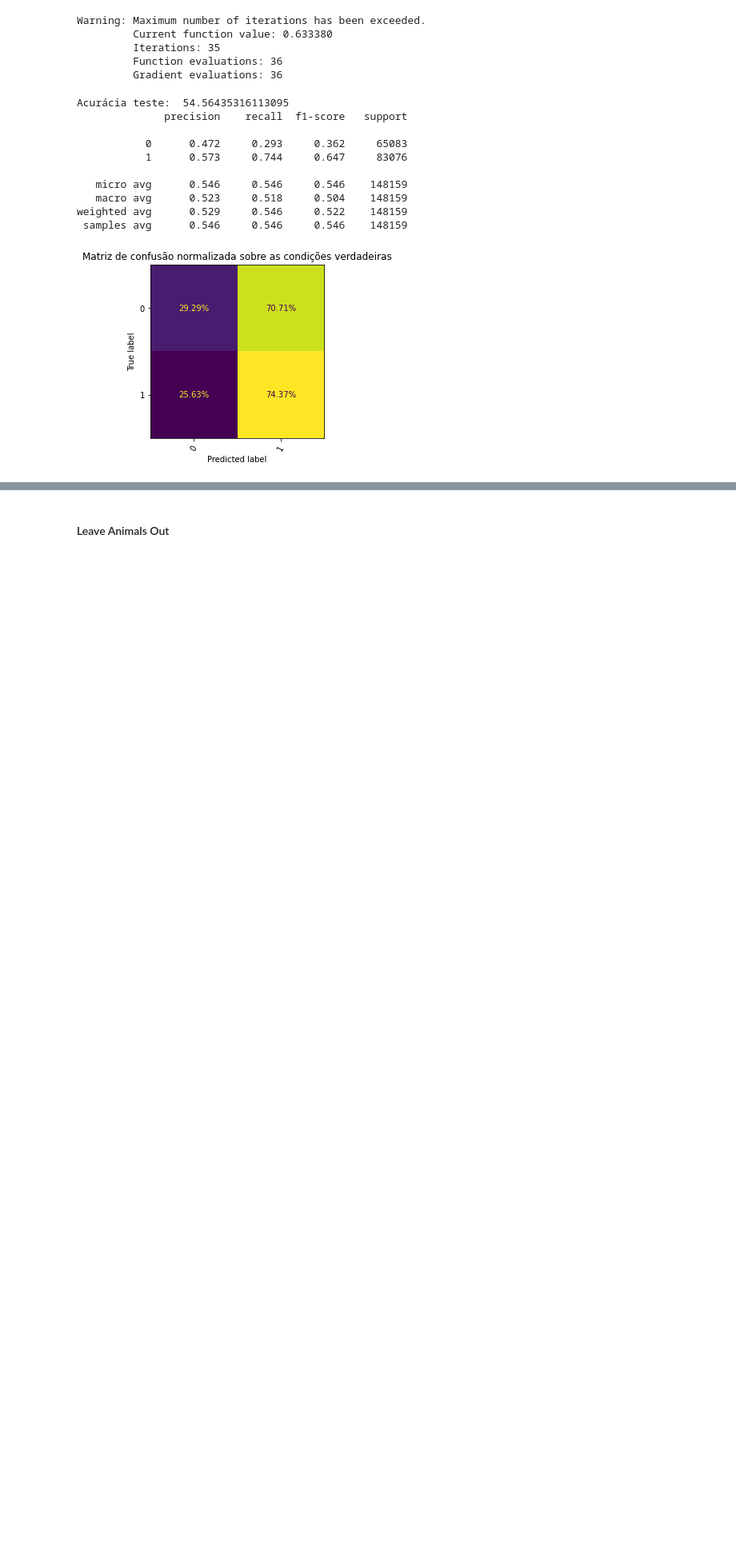
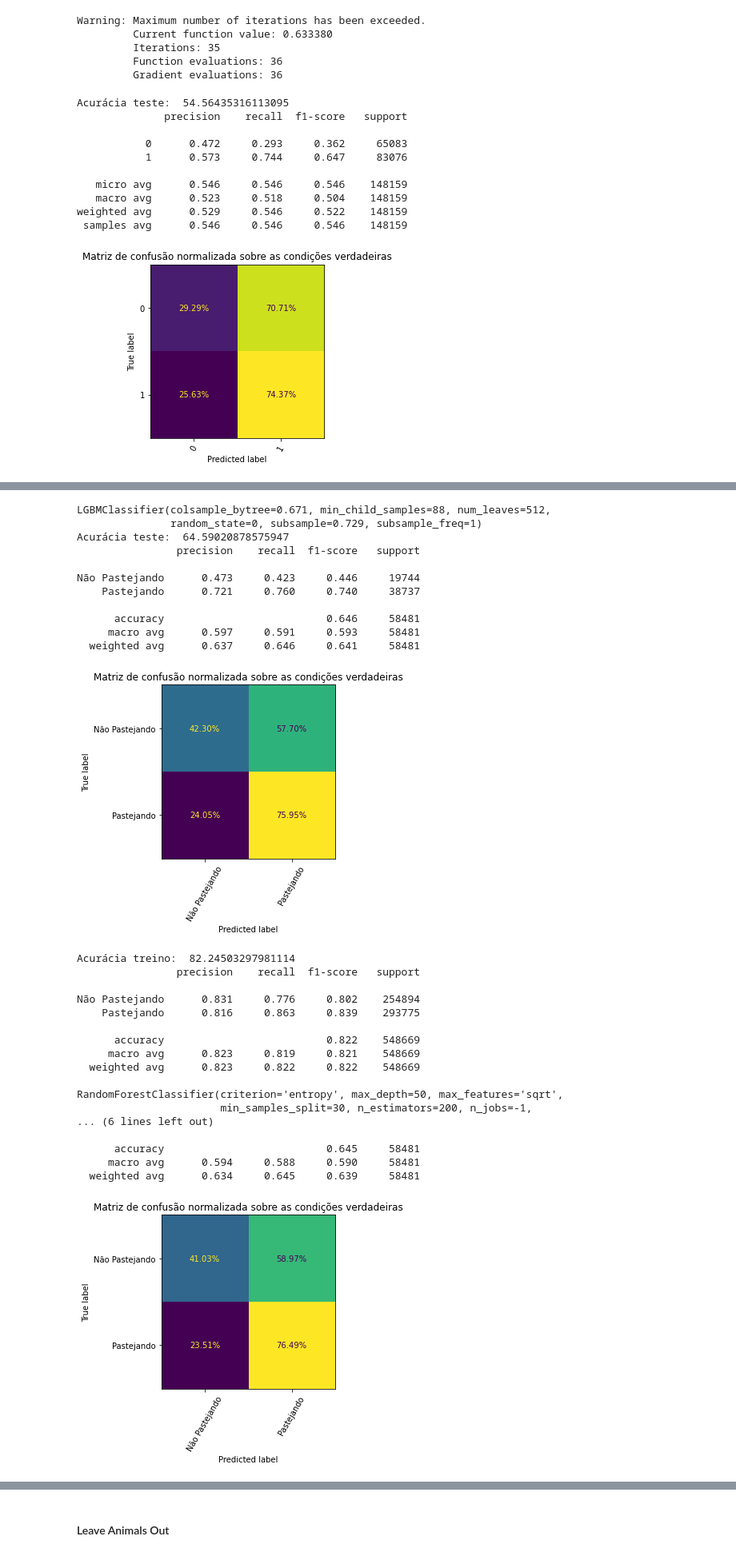
Before and after one commit to egmaziero/ZooWithAI, a Jupyter notebook: Lazaro - Leave One Group Out-PNP.ipynb, the cells around one changed output, grey strips where cells are left out. Shown: that part at 80% size. Drawn from its saved outputs; the diff is of its cells as text; code cells hidden in the pictures; blank space fills up the shorter version.

Commit message:
Adição de mais validaçẽs Leave One Height Out

```diff
--- a/Lazaro - Leave One Group Out-PNP.ipynb
+++ b/Lazaro - Leave One Group Out-PNP.ipynb
@@ -19,7 +19,7 @@ def imprimeMatrizDeConfusão(y_test, preds, model, salvarFigura = False):
         plt.savefig(input('Nome da figura a ser salva:' ) + '.png')
     plt.show()
 # %%
-def treinar_e_roportar(models, X_train, y_train, X_test, y_test):
+def treinar_e_reportar(models, X_train, y_train, X_test, y_test):
     for model in models:
         print(model)
         if(model == xgb_model):
@@ -523,0 +526,43 @@ weighted avg      0.529     0.546     0.522    148159
+# %%
+df_test = df[df['Altura esperada'] == 15.0]
+# %%
+df_train = df[df['Altura esperada'] != 15.0]
+# %%
+X_train = df_train[['X', 'Y' ,'Z', 'Season_fall', 'Season_spring', 'Season_summer', 'magn', 'sma', 'ent', 'pit', 'rol', 'icl']]
+y_train = df_train.Comportamento
+X_test = df_test[['X', 'Y' ,'Z', 'Season_fall', 'Season_spring', 'Season_summer', 'magn', 'sma', 'ent', 'pit', 'rol', 'icl']]
+y_test = df_test.Comportamento
+X_train, X_test = reescalar_dados(X_train, X_test)
+# %%
+treinar_e_reportar(models, X_train, y_train, X_test, y_test)
+# %% [output]
+LGBMClassifier(colsample_bytree=0.671, min_child_samples=88, num_leaves=512,
+               random_state=0, subsample=0.729, subsample_freq=1)
+Acurácia teste:  64.59020878575947
+                precision    recall  f1-score   support
+
+Não Pastejando      0.473     0.423     0.446     19744
+    Pastejando      0.721     0.760     0.740     38737
+
+      accuracy                          0.646     58481
+     macro avg      0.597     0.591     0.593     58481
+  weighted avg      0.637     0.646     0.641     58481
+[figure, added]
+Acurácia treino:  82.24503297981114
+                precision    recall  f1-score   support
+
+Não Pastejando      0.831     0.776     0.802    254894
+    Pastejando      0.816     0.863     0.839    293775
+
+      accuracy                          0.822    548669
+     macro avg      0.823     0.819     0.821    548669
+  weighted avg      0.823     0.822     0.822    548669
+
+RandomForestClassifier(criterion='entropy', max_depth=50, max_features='sqrt',
+                       min_samples_split=30, n_estimators=200, n_jobs=-1,
+... (6 lines left out)
+
+      accuracy                          0.645     58481
+     macro avg      0.594     0.588     0.590     58481
+  weighted avg      0.634     0.645     0.639     58481
+[figure, added]
```
Also changed, not shown: parts of 27 cells of this notebook, 6 other files.
